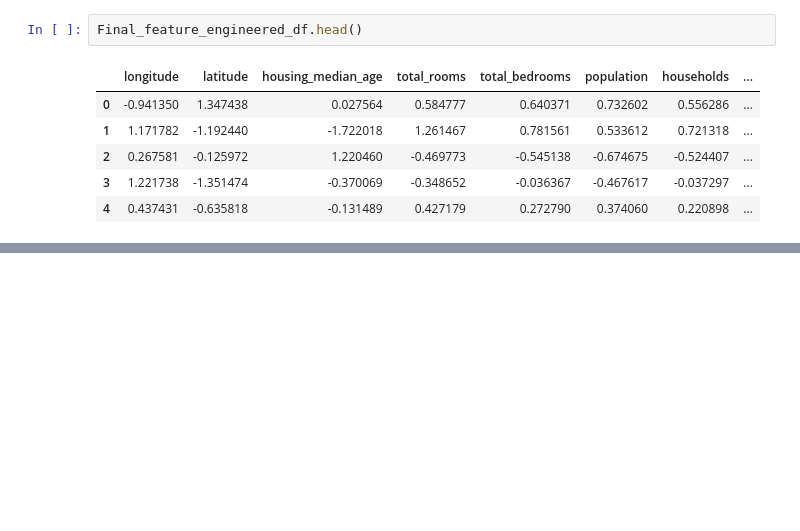
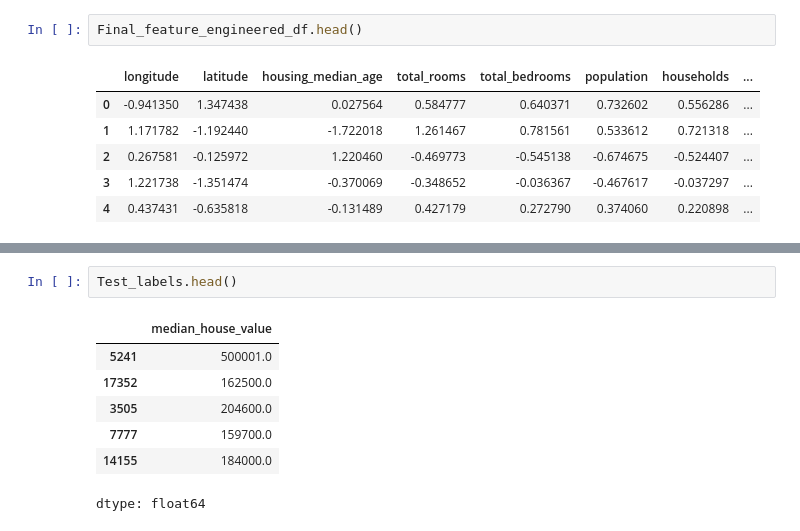
Before and after one commit to ashu433/Machine-Learning-Codes-and-Assignment, a Jupyter notebook: Machine_Learning_Book_Practice_1.ipynb, the cells around one changed output, grey strips where cells are left out. Cells and saved outputs as stored; diff of their text form; blank space fills up the shorter version.

```diff
--- a/Machine_Learning_Book_Practice_1.ipynb
+++ b/Machine_Learning_Book_Practice_1.ipynb
@@ -519,0 +571,10 @@ Final_feature_engineered_df.head()
+# %%
+Test_labels.head()
+# %% [output]
+|  | median_house_value |
+| 5241 | 500001.0 |
+| 17352 | 162500.0 |
+| 3505 | 204600.0 |
+| 7777 | 159700.0 |
+| 14155 | 184000.0 |
+dtype: float64
```
Also changed, not shown: parts of 45 cells of this notebook.
